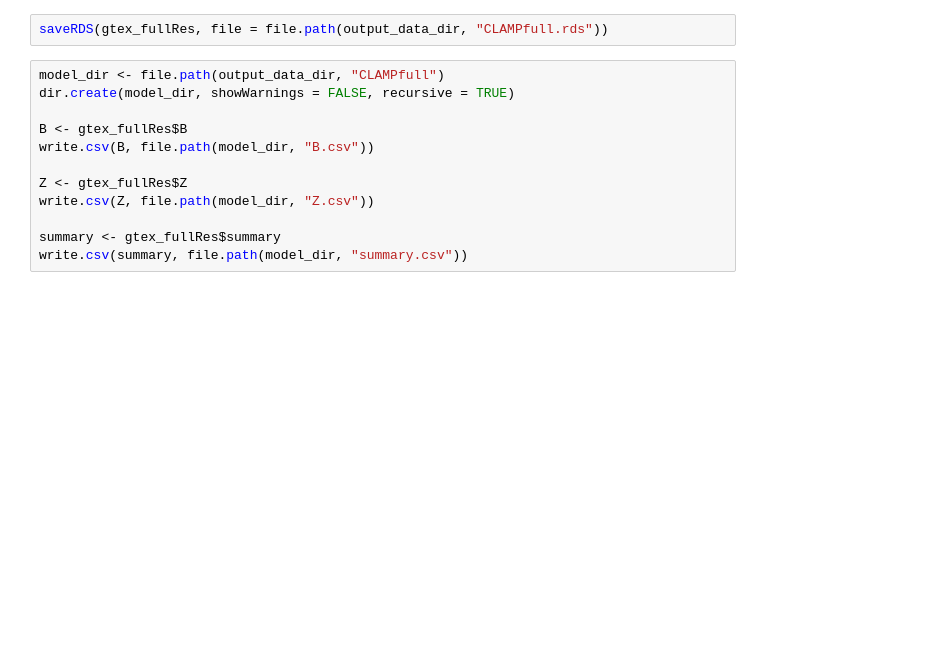
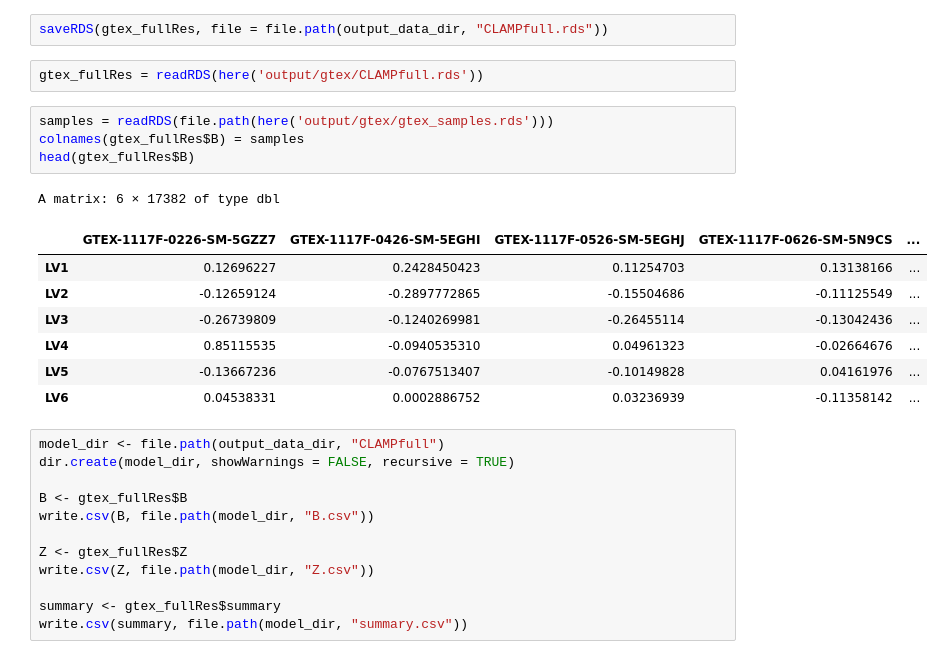
Before and after one commit to pivlab/clamp-analyses, a Jupyter notebook: nbs/01_model_building/02_gtex/00_gtex.ipynb, the cells around one changed output. Drawn from its saved outputs; the diff is of its cells as text; blank space fills up the shorter version.

```diff
--- a/nbs/01_model_building/02_gtex/00_gtex.ipynb
+++ b/nbs/01_model_building/02_gtex/00_gtex.ipynb
@@ -431,6 +439,21 @@ A data.frame: 6 × 17382
 | LV6 | 0.07853258 | 0.08421465 | 0.04270353 | -0.16429505 | ... |
 # %%
 saveRDS(gtex_fullRes, file = file.path(output_data_dir, "CLAMPfull.rds"))
+# %%
+gtex_fullRes = readRDS(here('output/gtex/CLAMPfull.rds'))
+# %%
+samples = readRDS(file.path(here('output/gtex/gtex_samples.rds')))
+colnames(gtex_fullRes$B) = samples
+head(gtex_fullRes$B)
+# %% [output]
+A matrix: 6 × 17382 of type dbl
+|  | GTEX-1117F-0226-SM-5GZZ7 | GTEX-1117F-0426-SM-5EGHI | GTEX-1117F-0526-SM-5EGHJ | GTEX-1117F-0626-SM-5N9CS | ... |
+| LV1 | 0.12696227 | 0.2428450423 | 0.11254703 | 0.13138166 | ... |
+| LV2 | -0.12659124 | -0.2897772865 | -0.15504686 | -0.11125549 | ... |
+| LV3 | -0.26739809 | -0.1240269981 | -0.26455114 | -0.13042436 | ... |
+| LV4 | 0.85115535 | -0.0940535310 | 0.04961323 | -0.02664676 | ... |
+| LV5 | -0.13667236 | -0.0767513407 | -0.10149828 | 0.04161976 | ... |
+| LV6 | 0.04538331 | 0.0002886752 | 0.03236939 | -0.11358142 | ... |
 # %%
 model_dir <- file.path(output_data_dir, "CLAMPfull")
 dir.create(model_dir, showWarnings = FALSE, recursive = TRUE)
```
Also changed, not shown: parts of 4 cells of this notebook, 22 other files.
